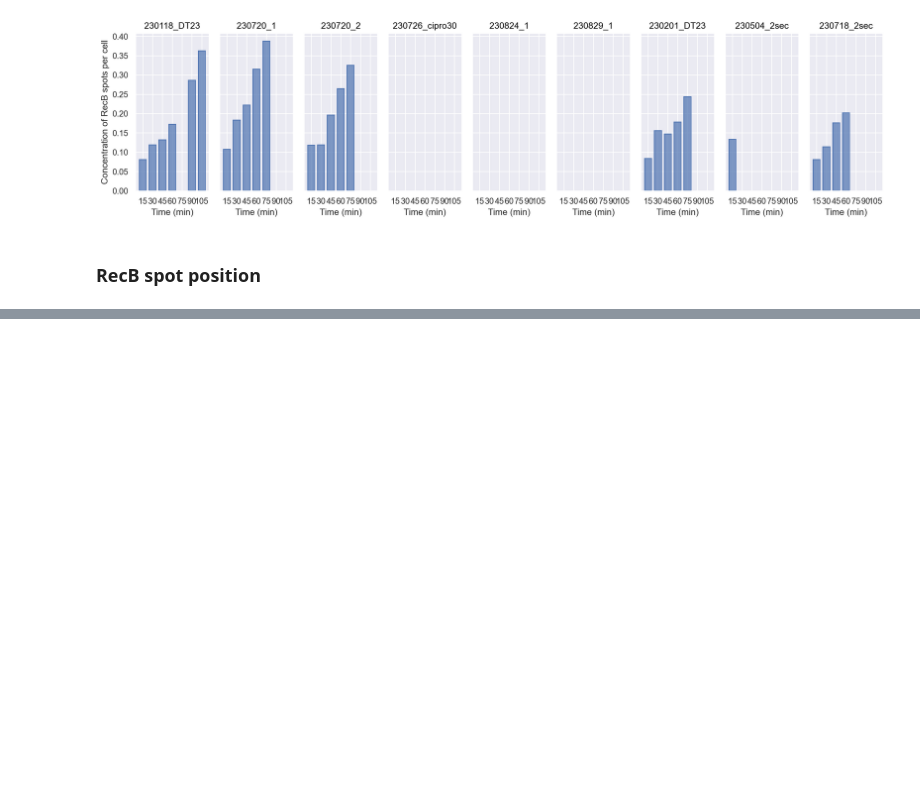
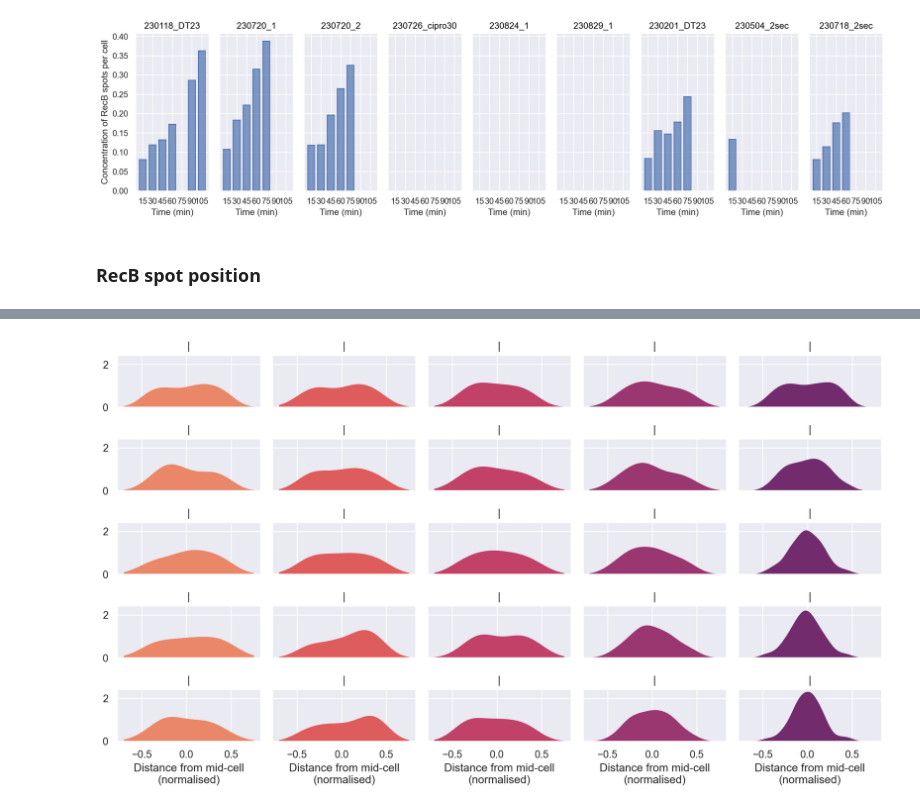
Before and after one commit to DanielThedie/RecB_article, a Jupyter notebook: Notebooks/2_Ciprofloxacin_damage/Long_RecB_spots.ipynb, the cells around one changed output, grey strips where cells are left out. Cells and saved outputs as stored; diff of their text form; code cells hidden in the pictures; blank space fills up the shorter version.

```diff
--- a/Notebooks/2_Ciprofloxacin_damage/Long_RecB_spots.ipynb
+++ b/Notebooks/2_Ciprofloxacin_damage/Long_RecB_spots.ipynb
@@ -439,0 +440,26 @@ plt.savefig(fname='D:\\DanielThedie\\Figures\\RecB_article_figures\\2_Cipro_RecB
+# %%
+import seaborn.objects as so
+import matplotlib.pyplot as plt
+
+df = (data
+      .assign(object_name='RecB_spots',
+              midCellDist=lambda df: df.SpineCurvilinearCoord / df.SpineLength - 0.5,
+              )
+      .bin_column(object_name='RecB_spots', col='Time_min', binsize=15, binlabels='left')
+      .set_type(object_name='RecB_spots', type_dict={'Time_min_bin':'int'})
+      .RecB_spots
+      .query('Time_min_bin < 90 and TrackLength >= 4')
+      )
+
+(
+    so.Plot(df, x='midCellDist', color='Group')
+    .layout(size=(12,7))
+    .facet(col='Group', row='Time_min_bin')
+    .add(so.Area(alpha=1), so.KDE(bw_adjust=1.5, common_norm=False), legend=False)
+    .label(x='Distance from mid-cell\n(normalised)', y='', title='')
+    .scale(color='flare')
+    # .limit(x=(-50, 200))
+    .share(y=True)
+)
+# %% [output]
+[figure, added]
```
Also changed, not shown: parts of 4 cells of this notebook.
